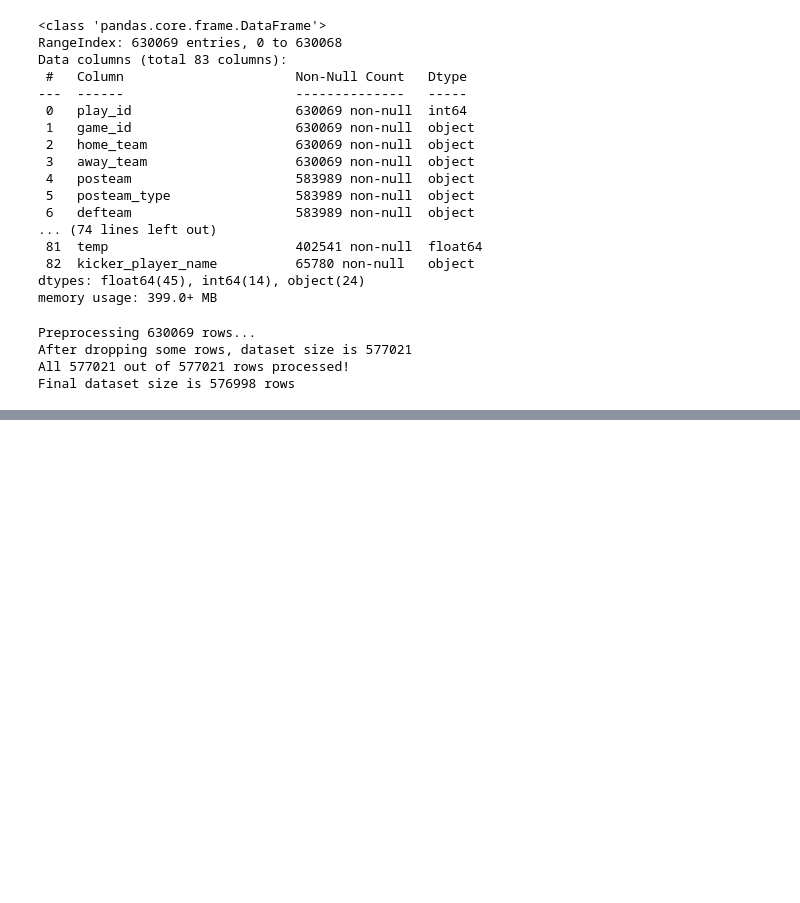
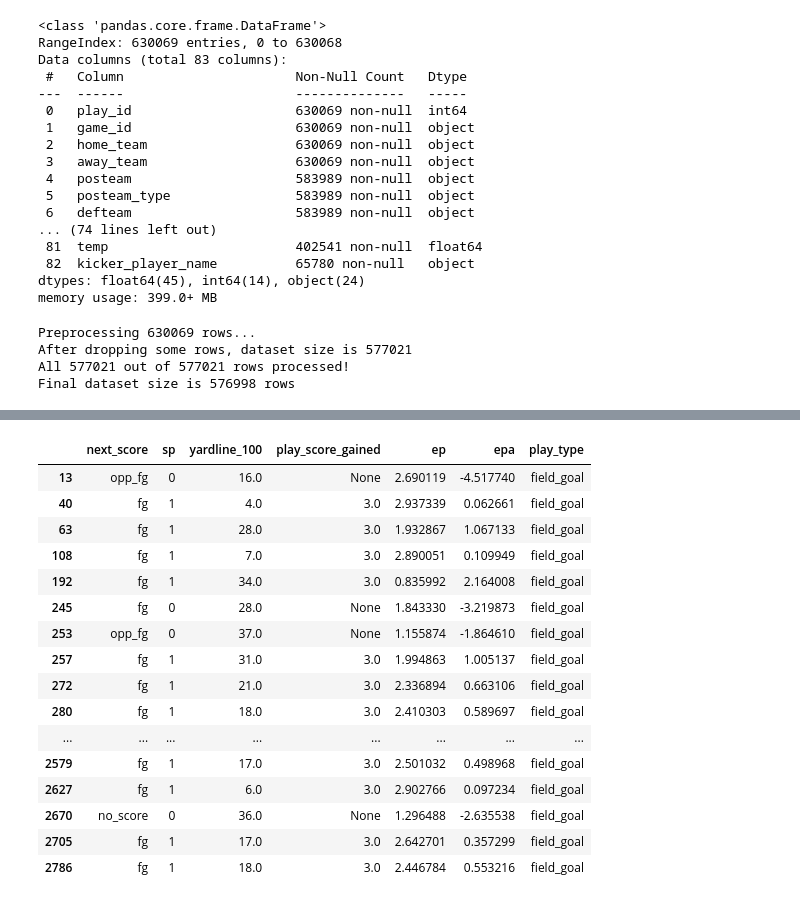
Before and after one commit to epaunonen/nflmodels, a Jupyter notebook: notebooks/nfl_predictions.ipynb, the cells around one changed output, grey strips where cells are left out. Drawn from its saved outputs; the diff is of its cells as text; code cells hidden in the pictures; blank space fills up the shorter version.

```diff
--- a/notebooks/nfl_predictions.ipynb
+++ b/notebooks/nfl_predictions.ipynb
@@ -385,0 +348,20 @@ Name: next_score, dtype: int64
+# %%
+df_ep.query('field_goal_attempt == 1')[['next_score','sp','yardline_100', 'play_score_gained','ep','epa', 'play_type']].head(60)
+# %% [output]
+|  | next_score | sp | yardline_100 | play_score_gained | ep | epa | play_type |
+| 13 | opp_fg | 0 | 16.0 | None | 2.690119 | -4.517740 | field_goal |
+| 40 | fg | 1 | 4.0 | 3.0 | 2.937339 | 0.062661 | field_goal |
+| 63 | fg | 1 | 28.0 | 3.0 | 1.932867 | 1.067133 | field_goal |
+| 108 | fg | 1 | 7.0 | 3.0 | 2.890051 | 0.109949 | field_goal |
+| 192 | fg | 1 | 34.0 | 3.0 | 0.835992 | 2.164008 | field_goal |
+| 245 | fg | 0 | 28.0 | None | 1.843330 | -3.219873 | field_goal |
+| 253 | opp_fg | 0 | 37.0 | None | 1.155874 | -1.864610 | field_goal |
+| 257 | fg | 1 | 31.0 | 3.0 | 1.994863 | 1.005137 | field_goal |
+| 272 | fg | 1 | 21.0 | 3.0 | 2.336894 | 0.663106 | field_goal |
+| 280 | fg | 1 | 18.0 | 3.0 | 2.410303 | 0.589697 | field_goal |
+| ... | ... | ... | ... | ... | ... | ... | ... |
+| 2579 | fg | 1 | 17.0 | 3.0 | 2.501032 | 0.498968 | field_goal |
+| 2627 | fg | 1 | 6.0 | 3.0 | 2.902766 | 0.097234 | field_goal |
+| 2670 | no_score | 0 | 36.0 | None | 1.296488 | -2.635538 | field_goal |
+| 2705 | fg | 1 | 17.0 | 3.0 | 2.642701 | 0.357299 | field_goal |
+| 2786 | fg | 1 | 18.0 | 3.0 | 2.446784 | 0.553216 | field_goal |
```
Also changed, not shown: parts of 8 cells of this notebook, 1 other file.
